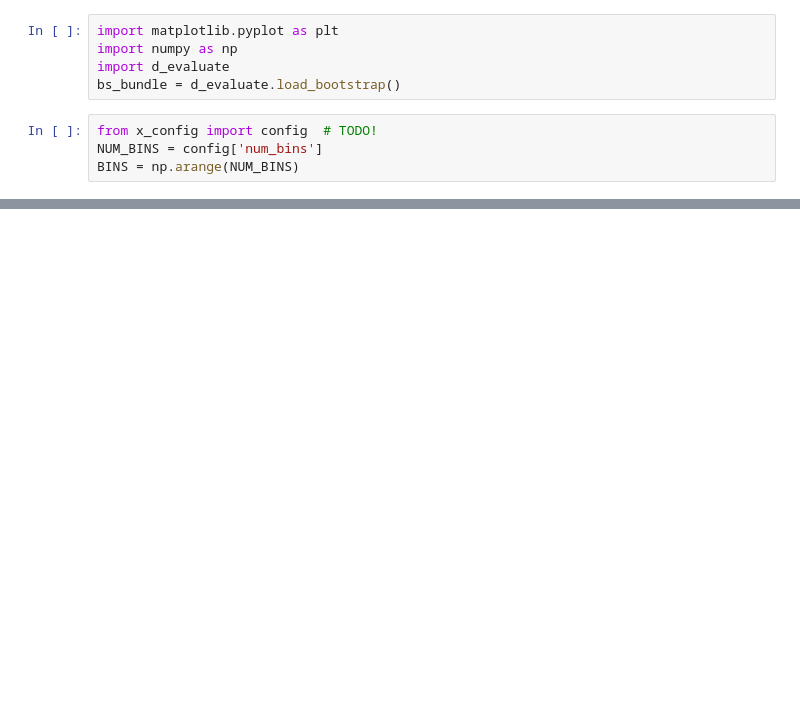
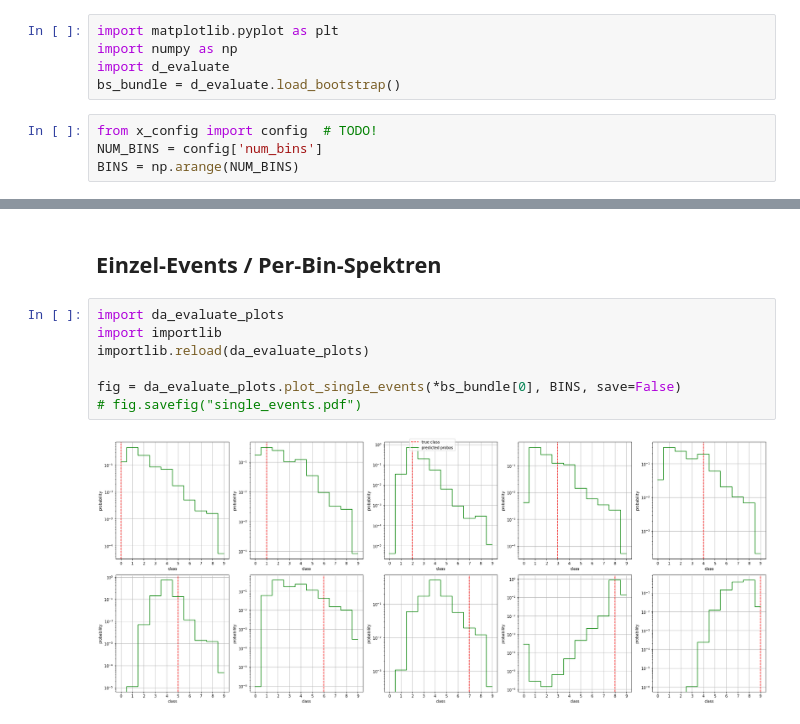
Before and after one commit to NicoWeio/Bachelor-code, a Jupyter notebook: d_evaluate_bootstrap.ipynb, the cells around one changed output, grey strips where cells are left out. Saved outputs shown, nothing was run; the diff lists cells and outputs as text; blank space fills up the shorter version.

```diff
--- a/d_evaluate_bootstrap.ipynb
+++ b/d_evaluate_bootstrap.ipynb
@@ -50,0 +140,11 @@ No artists with labels found to put in legend.  Note that artists whose label st
+# %% [markdown]
+## Einzel-Events / Per-Bin-Spektren
+# %%
+import da_evaluate_plots
+import importlib
+importlib.reload(da_evaluate_plots)
+
+fig = da_evaluate_plots.plot_single_events(*bs_bundle[0], BINS, save=False)
+# fig.savefig("single_events.pdf")
+# %% [output]
+[figure, added]
```
Also changed, not shown: parts of 15 cells of this notebook.
